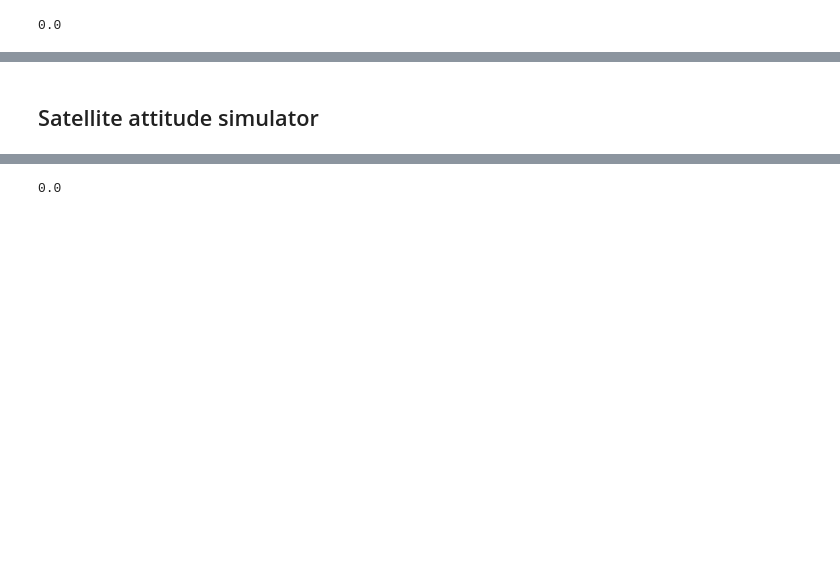
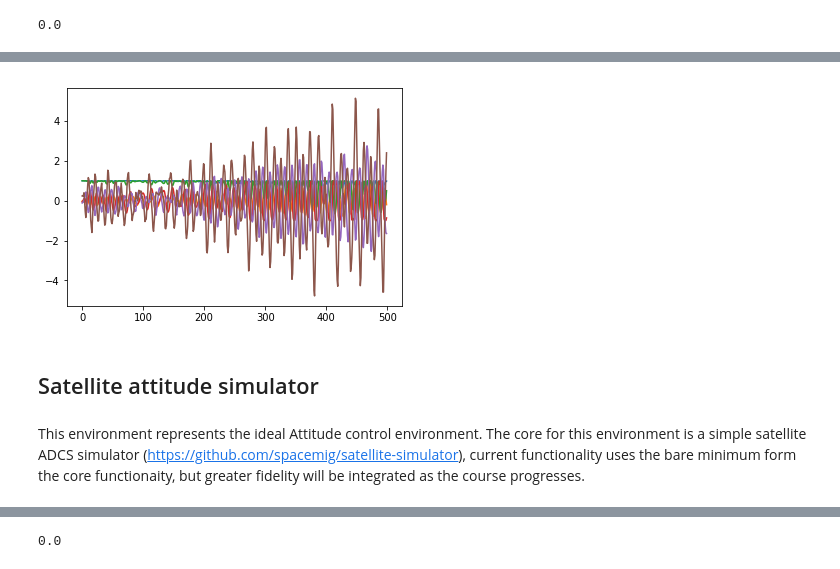
Before and after one commit to alex-faustino/rl-sandbox, a Jupyter notebook: homework/hw1/hw1_vedant2/HW1_vedant2.ipynb, the cells around one changed output, grey strips where cells are left out. Saved outputs shown, nothing was run; the diff lists cells and outputs as text; code cells hidden in the pictures; blank space fills up the shorter version.

```diff
--- a/homework/hw1/hw1_vedant2/HW1_vedant2.ipynb
+++ b/homework/hw1/hw1_vedant2/HW1_vedant2.ipynb
@@ -41,5 +170,11 @@ print(reward)
+# %%
+plot(np.array(observation_list));
+# %% [output]
+[figure, added]
 # %% [markdown]
 ## Satellite attitude simulator
+# %% [markdown]
+This environment represents the ideal Attitude control environment. The core for this environment is a simple satellite ADCS simulator (https://github.com/spacemig/satellite-simulator), current functionality uses the bare minimum form the core functionaity, but greater fidelity will be integrated as the course progresses.
 # %%
 import gym,sys
 import attitudeDynamics
```
Also changed, not shown: parts of 20 cells of this notebook, 6 other files.
